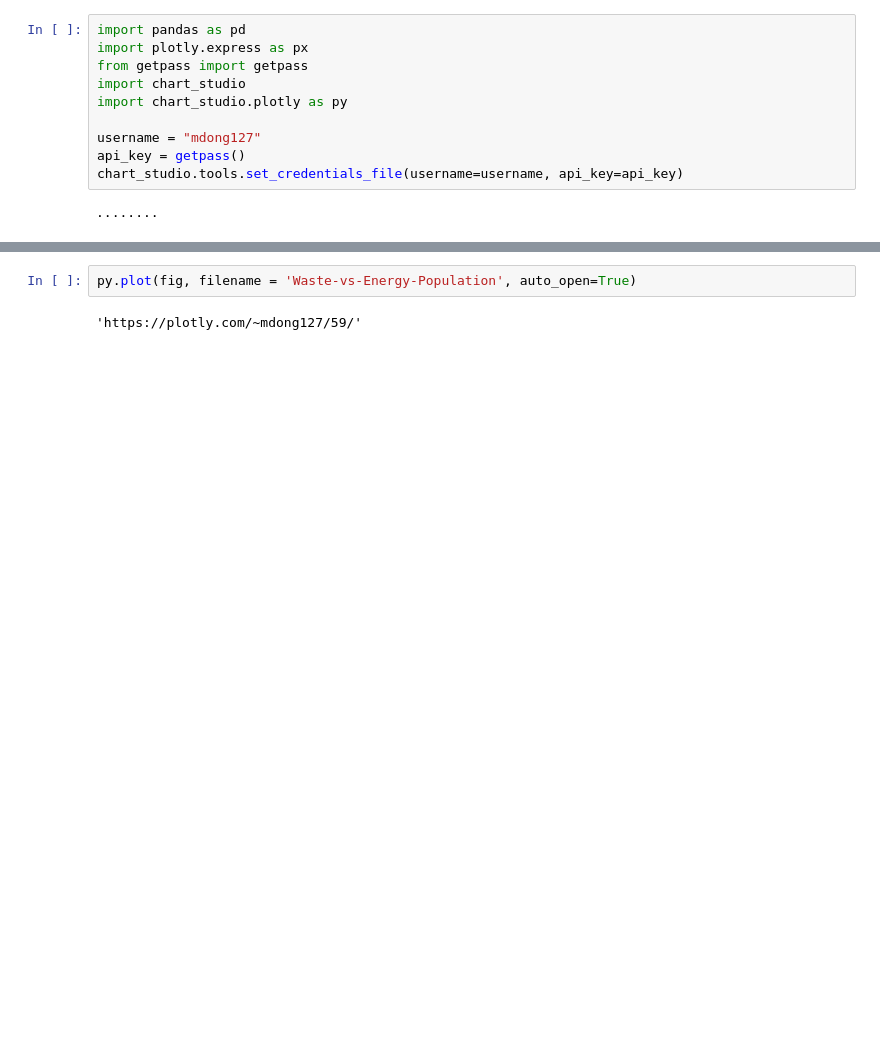
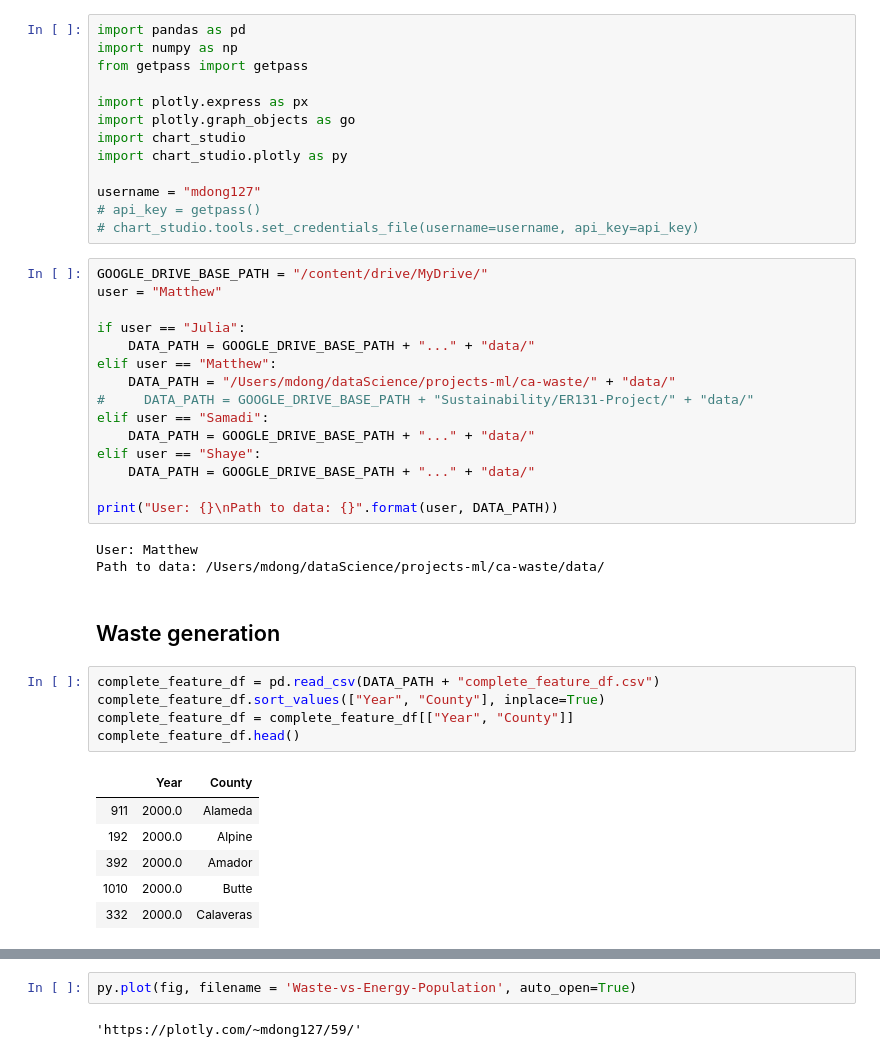
Before and after one commit to matthew-y-dong/ca-waste, a Jupyter notebook: eda/waste-data-eda.ipynb, the cells around one changed output, grey strips where cells are left out. Cells and saved outputs as stored; diff of their text form; blank space fills up the shorter version.

```diff
--- a/eda/waste-data-eda.ipynb
+++ b/eda/waste-data-eda.ipynb
@@ -1,12 +1,45 @@
 # %%
 import pandas as pd
+import numpy as np
+from getpass import getpass
+
 import plotly.express as px
-from getpass import getpass
+import plotly.graph_objects as go
 import chart_studio
 import chart_studio.plotly as py
 
 username = "mdong127"
-api_key = getpass()
-chart_studio.tools.set_credentials_file(username=username, api_key=api_key)
+# api_key = getpass()
+# chart_studio.tools.set_credentials_file(username=username, api_key=api_key)
-# %% [output]
-········
+# %%
+GOOGLE_DRIVE_BASE_PATH = "/content/drive/MyDrive/"
+user = "Matthew"
+
+if user == "Julia":
+    DATA_PATH = GOOGLE_DRIVE_BASE_PATH + "..." + "data/"
+elif user == "Matthew":
+    DATA_PATH = "/Users/mdong/dataScience/projects-ml/ca-waste/" + "data/"
+#     DATA_PATH = GOOGLE_DRIVE_BASE_PATH + "Sustainability/ER131-Project/" + "data/"
+elif user == "Samadi":
+    DATA_PATH = GOOGLE_DRIVE_BASE_PATH + "..." + "data/"
+elif user == "Shaye":
+    DATA_PATH = GOOGLE_DRIVE_BASE_PATH + "..." + "data/"
+
+print("User: {}\nPath to data: {}".format(user, DATA_PATH))
+# %% [output]
+User: Matthew
+Path to data: /Users/mdong/dataScience/projects-ml/ca-waste/data/
+# %% [markdown]
+## Waste generation
+# %%
+complete_feature_df = pd.read_csv(DATA_PATH + "complete_feature_df.csv")
+complete_feature_df.sort_values(["Year", "County"], inplace=True)
+complete_feature_df = complete_feature_df[["Year", "County"]]
+complete_feature_df.head()
+# %% [output]
+|  | Year | County |
+| 911 | 2000.0 | Alameda |
+| 192 | 2000.0 | Alpine |
+| 392 | 2000.0 | Amador |
+| 1010 | 2000.0 | Butte |
+| 332 | 2000.0 | Calaveras |
```
Also changed, not shown: parts of 21 cells of this notebook.
